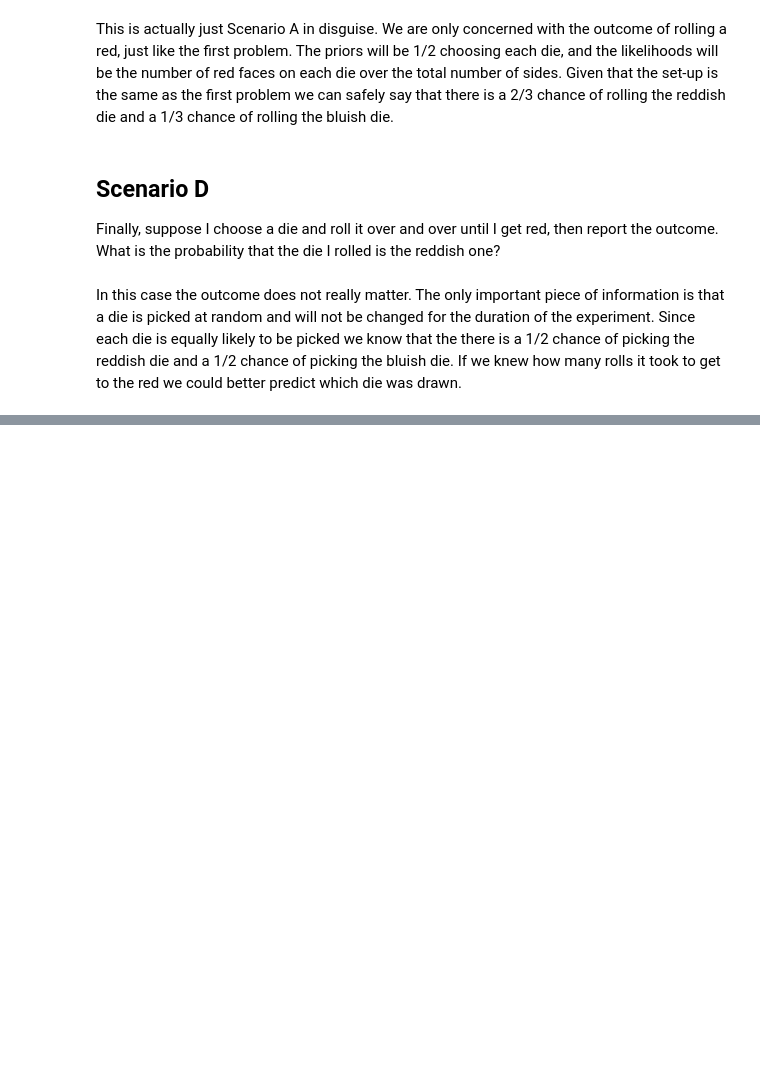
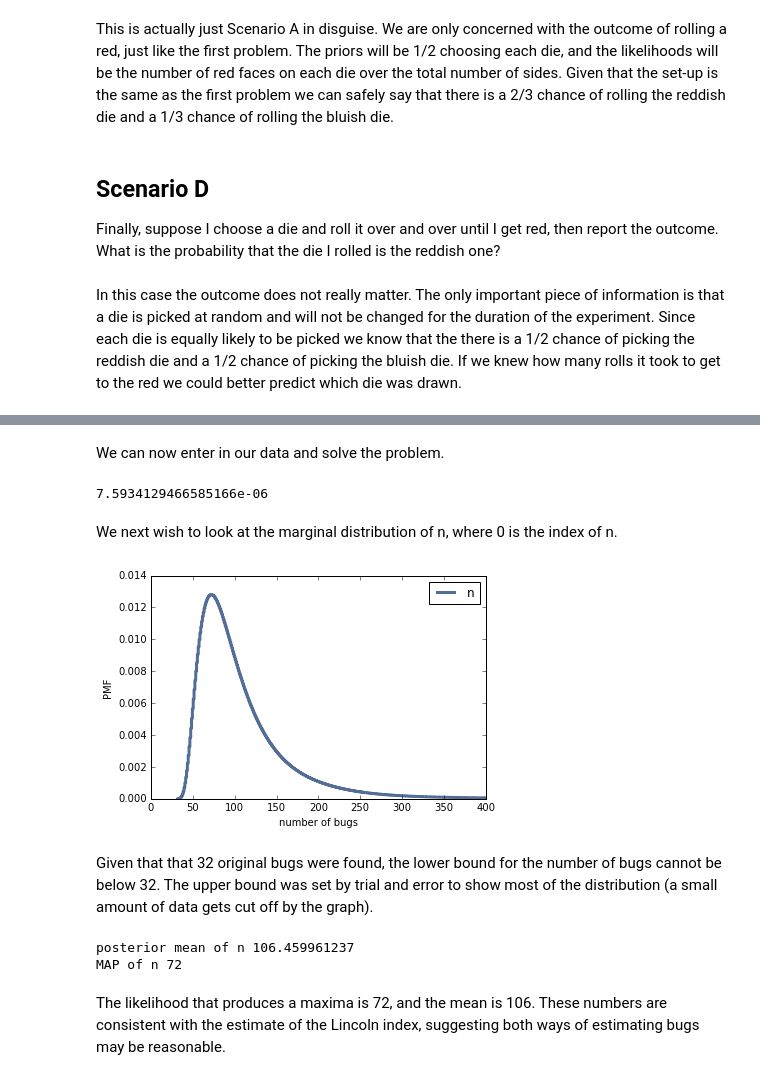
Before and after one commit to mafaldaborges/ThinkBayes2, a Jupyter notebook: code/report03.ipynb, the cells around one changed output, grey strips where cells are left out. Cells and saved outputs as stored; diff of their text form; code cells hidden in the pictures; blank space fills up the shorter version.

```diff
--- a/code/report03.ipynb
+++ b/code/report03.ipynb
@@ -260,0 +304,60 @@ Part 2: Suppose I see a bus go by, but I don't see the destination, and 3 minute
+# %%
+def binom (k, n, p):
+    """Used for the partial computation of a binomial pmf
+
+    k: the number of found bugs
+    n: the actual number of bugs
+    p: the probability of finding a bug"""
+
+    return p**k * (1-p)**(n-k)
+
+class Lincoln(Suite,Joint):
+    """The hypothesis about the number of bugs"""
+
+    def Likelihood(self, data, hypo):
+        """Represents the data under the hypothesis
+
+         hypo: n, p1, p2
+         data: k1, k2, c
+         """
+
+        n, p1, p2 = hypo
+        k1, k2, c = data
+
+        firstCheck = choose(n, k1) * binom(k1, n, p1)
+        secondCheck = choose(k1, c) * choose (n-k1, k2-c) * binom(k2,n,p2)
+        return firstCheck * secondCheck
+# %% [markdown]
+We can now enter in our data and solve the problem.
+# %%
+data = 20, 15, 3
+probs = np.linspace(0,1,31)
+hypos = []
+for n in range(32, 400):
+    for p1 in probs:
+        for p2 in probs:
+            hypos.append((n,p1,p2))
+
+suite = Lincoln(hypos)
+suite.Update(data)
+# %% [output]
+7.5934129466585166e-06
+# %% [markdown]
+We next wish to look at the marginal distribution of n, where 0 is the index of n.
+# %%
+n_marginal = suite.Marginal(0)
+thinkplot.Pmf(n_marginal, label='n')
+thinkplot.Config(xlabel='number of bugs',
+                   ylabel='PMF')
+# %% [output]
+[figure, added]
+# %% [markdown]
+Given that that 32 original bugs were found, the lower bound for the number of bugs cannot be below 32. The upper bound was set by trial and error to show most of the distribution (a small amount of data gets cut off by the graph).
+# %%
+print('posterior mean of n', n_marginal.Mean())
+print('MAP of n', n_marginal.MAP())
+# %% [output]
+posterior mean of n 106.459961237
+MAP of n 72
+# %% [markdown]
+The likelihood that produces a maxima is 72, and the mean is 106. These numbers are consistent with the estimate of the Lincoln index, suggesting both ways of estimating bugs may be reasonable.
```
Also changed, not shown: parts of 63 cells of this notebook, 4 other files.
